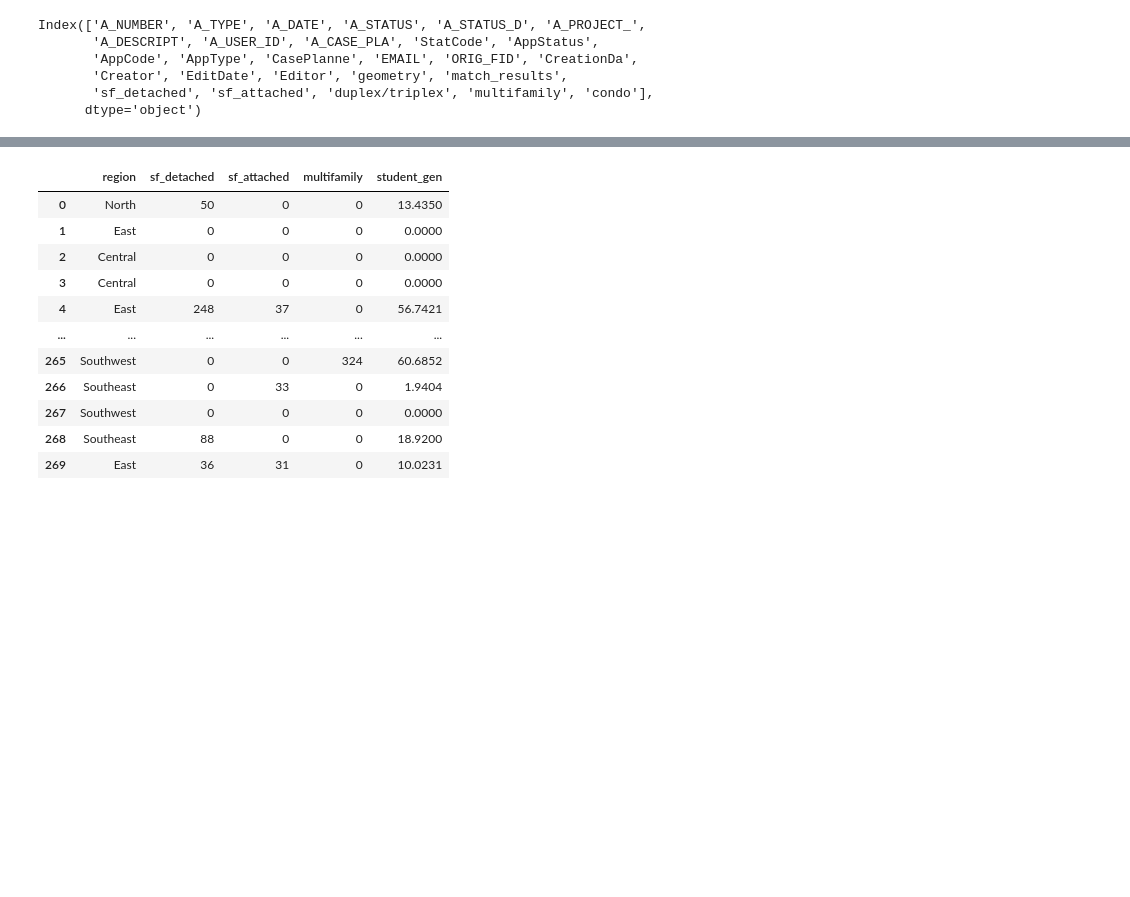
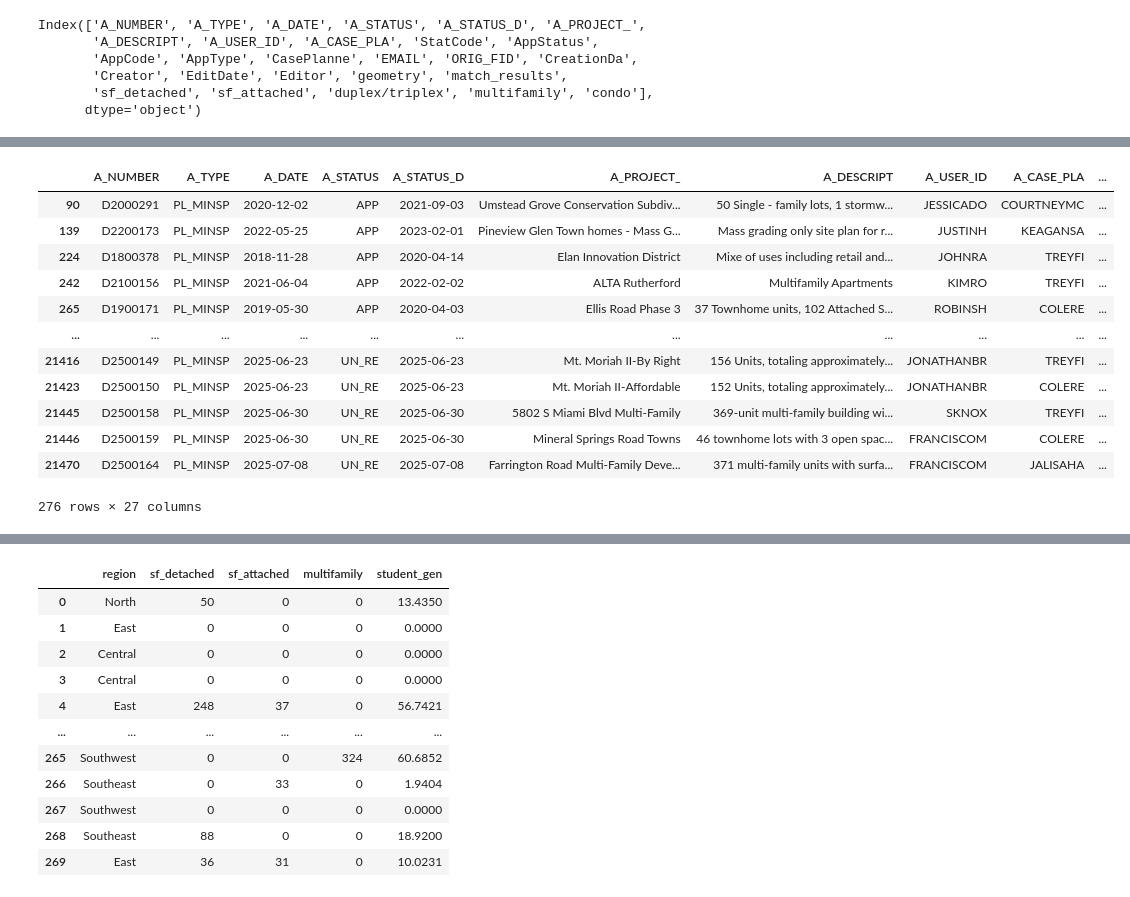
Before and after one commit to olublin/DPS-Planning-Final, a Jupyter notebook: Residential Filter/sgr_htype_region.ipynb, the cells around one changed output, grey strips where cells are left out. Saved outputs shown, nothing was run; the diff lists cells and outputs as text; code cells hidden in the pictures; blank space fills up the shorter version.

```diff
--- a/Residential Filter/sgr_htype_region.ipynb
+++ b/Residential Filter/sgr_htype_region.ipynb
@@ -228,3 +221,19 @@ def count_students(row):
         total += count * multiplier
 
     return total
+# %%
+filtered_final
+# %% [output]
+|  | A_NUMBER | A_TYPE | A_DATE | A_STATUS | A_STATUS_D | A_PROJECT_ | A_DESCRIPT | A_USER_ID | A_CASE_PLA | ... |
+| 90 | D2000291 | PL_MINSP | 2020-12-02 | APP | 2021-09-03 | Umstead Grove Conservation Subdiv... | 50 Single - family lots, 1 stormw... | JESSICADO | COURTNEYMC | ... |
+| 139 | D2200173 | PL_MINSP | 2022-05-25 | APP | 2023-02-01 | Pineview Glen Town homes - Mass G... | Mass grading only site plan for r... | JUSTINH | KEAGANSA | ... |
+| 224 | D1800378 | PL_MINSP | 2018-11-28 | APP | 2020-04-14 | Elan Innovation District | Mixe of uses including retail and... | JOHNRA | TREYFI | ... |
+| 242 | D2100156 | PL_MINSP | 2021-06-04 | APP | 2022-02-02 | ALTA Rutherford | Multifamily Apartments | KIMRO | TREYFI | ... |
+| 265 | D1900171 | PL_MINSP | 2019-05-30 | APP | 2020-04-03 | Ellis Road Phase 3 | 37 Townhome units, 102 Attached S... | ROBINSH | COLERE | ... |
+| ... | ... | ... | ... | ... | ... | ... | ... | ... | ... | ... |
+| 21416 | D2500149 | PL_MINSP | 2025-06-23 | UN_RE | 2025-06-23 | Mt. Moriah II-By Right | 156 Units, totaling approximately... | JONATHANBR | TREYFI | ... |
+| 21423 | D2500150 | PL_MINSP | 2025-06-23 | UN_RE | 2025-06-23 | Mt. Moriah II-Affordable | 152 Units, totaling approximately... | JONATHANBR | COLERE | ... |
+| 21445 | D2500158 | PL_MINSP | 2025-06-30 | UN_RE | 2025-06-30 | 5802 S Miami Blvd Multi-Family | 369-unit multi-family building wi... | SKNOX | TREYFI | ... |
+| 21446 | D2500159 | PL_MINSP | 2025-06-30 | UN_RE | 2025-06-30 | Mineral Springs Road Towns | 46 townhome lots with 3 open spac... | FRANCISCOM | COLERE | ... |
+| 21470 | D2500164 | PL_MINSP | 2025-07-08 | UN_RE | 2025-07-08 | Farrington Road Multi-Family Deve... | 371 multi-family units with surfa... | FRANCISCOM | JALISAHA | ... |
+276 rows × 27 columns
```
Also changed, not shown: parts of 3 cells of this notebook, 1 other file.
